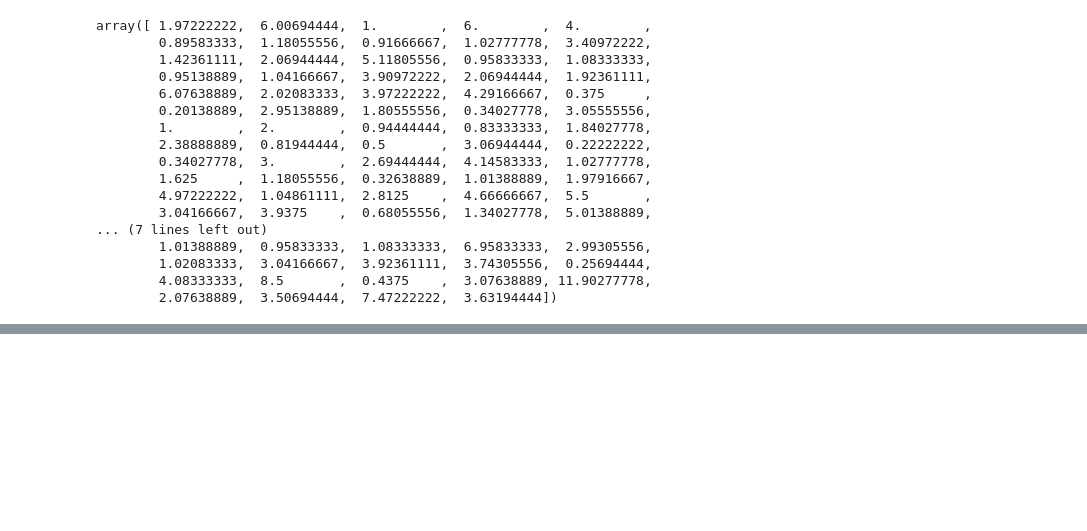
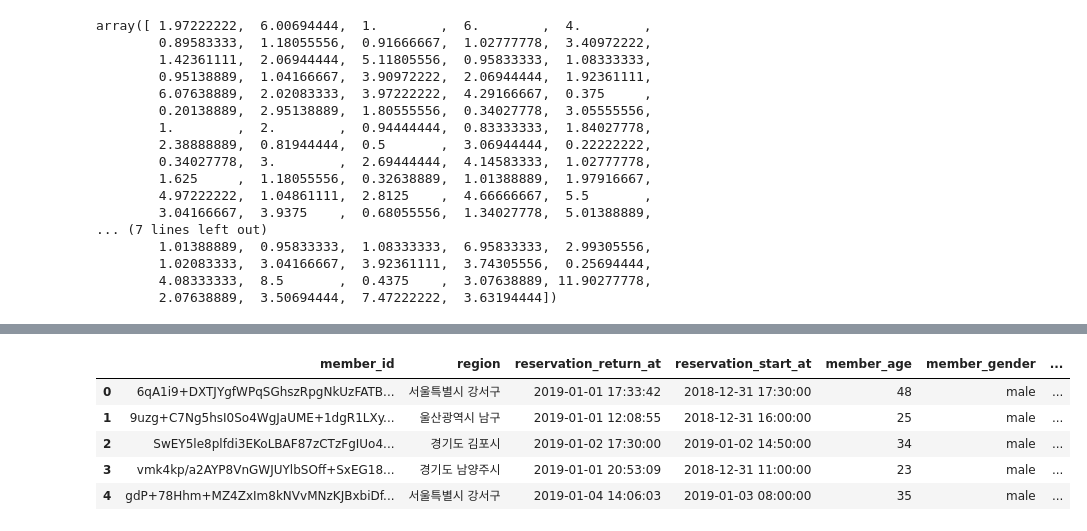
Before and after one commit to easttuna/Sodascar_User-clustering-and-classification-model-based-on-usage-history, a Jupyter notebook: EDA_cmj/EDA_cmj.ipynb, the cells around one changed output, grey strips where cells are left out. Cells and saved outputs as stored; diff of their text form; code cells hidden in the pictures; blank space fills up the shorter version.

```diff
--- a/EDA_cmj/EDA_cmj.ipynb
+++ b/EDA_cmj/EDA_cmj.ipynb
@@ -296,0 +319,9 @@ array([ 1.97222222,  6.00694444,  1.        ,  6.        ,  4.        ,
+# %%
+df.head()
+# %% [output]
+|  | member_id | region | reservation_return_at | reservation_start_at | member_age | member_gender | ... |
+| 0 | 6qA1i9+DXTJYgfWPqSGhszRpgNkUzFATB... | 서울특별시 강서구 | 2019-01-01 17:33:42 | 2018-12-31 17:30:00 | 48 | male | ... |
+| 1 | 9uzg+C7Ng5hsI0So4WgJaUME+1dgR1LXy... | 울산광역시 남구 | 2019-01-01 12:08:55 | 2018-12-31 16:00:00 | 25 | male | ... |
+| 2 | SwEY5le8plfdi3EKoLBAF87zCTzFgIUo4... | 경기도 김포시 | 2019-01-02 17:30:00 | 2019-01-02 14:50:00 | 34 | male | ... |
+| 3 | vmk4kp/a2AYP8VnGWJUYlbSOff+SxEG18... | 경기도 남양주시 | 2019-01-01 20:53:09 | 2018-12-31 11:00:00 | 23 | male | ... |
+| 4 | gdP+78Hhm+MZ4ZxIm8kNVvMNzKJBxbiDf... | 서울특별시 강서구 | 2019-01-04 14:06:03 | 2019-01-03 08:00:00 | 35 | male | ... |
```
Also changed, not shown: parts of 2 cells of this notebook, 1 other file.
